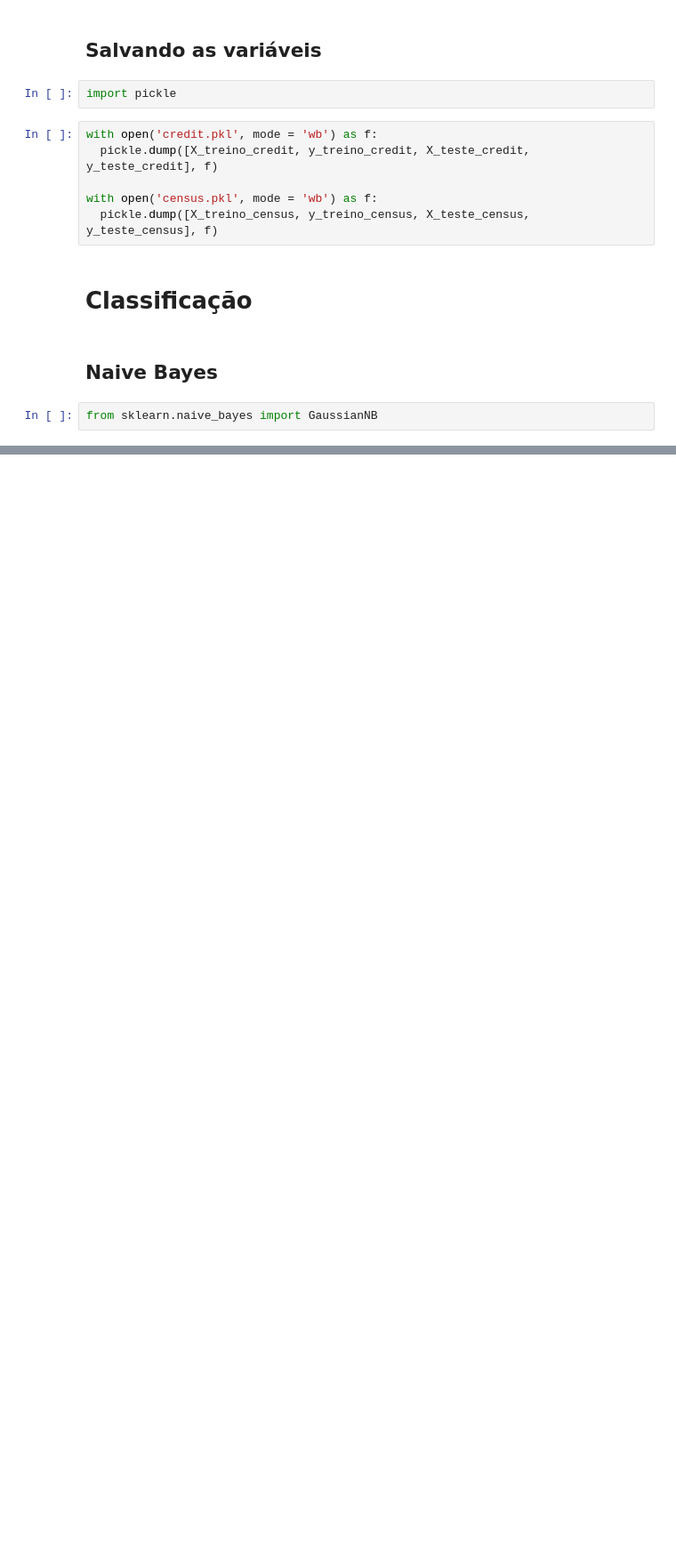
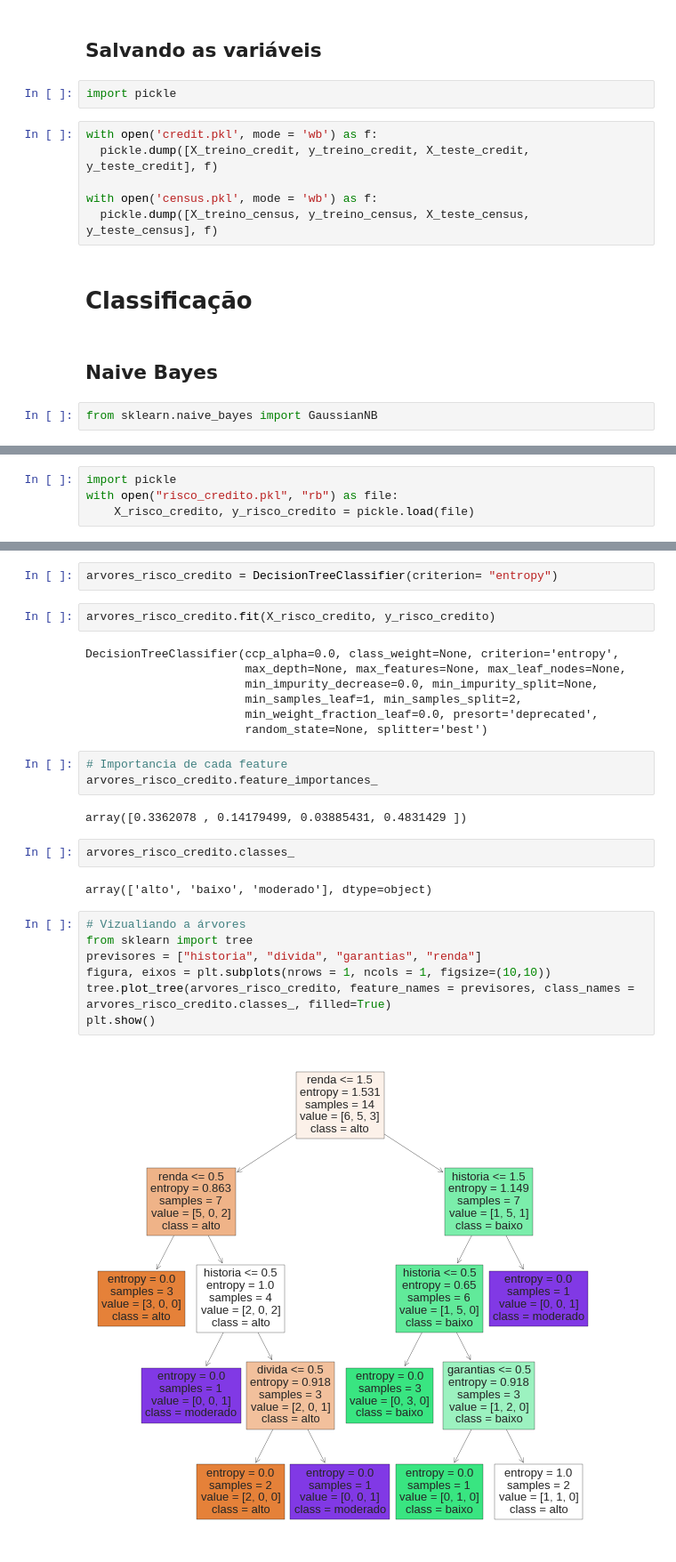
Before and after one commit to WES404/Machine_Learning_udemy, a Jupyter notebook: ML_UDEMY.ipynb, the cells around one changed output, grey strips where cells are left out. Shown at 89% size. Cells and saved outputs as stored; diff of their text form; blank space fills up the shorter version.

```diff
--- a/ML_UDEMY.ipynb
+++ b/ML_UDEMY.ipynb
@@ -383,0 +551,4 @@ from sklearn.naive_bayes import GaussianNB
+# %%
+import pickle
+with open("risco_credito.pkl", "rb") as file:
+    X_risco_credito, y_risco_credito = pickle.load(file)
@@ -383,0 +572,29 @@ from sklearn.naive_bayes import GaussianNB
+# %%
+arvores_risco_credito = DecisionTreeClassifier(criterion= "entropy")
+# %%
+arvores_risco_credito.fit(X_risco_credito, y_risco_credito)
+# %% [output]
+DecisionTreeClassifier(ccp_alpha=0.0, class_weight=None, criterion='entropy',
+                       max_depth=None, max_features=None, max_leaf_nodes=None,
+                       min_impurity_decrease=0.0, min_impurity_split=None,
+                       min_samples_leaf=1, min_samples_split=2,
+                       min_weight_fraction_leaf=0.0, presort='deprecated',
+                       random_state=None, splitter='best')
+# %%
+# Importancia de cada feature
+arvores_risco_credito.feature_importances_
+# %% [output]
+array([0.3362078 , 0.14179499, 0.03885431, 0.4831429 ])
+# %%
+arvores_risco_credito.classes_
+# %% [output]
+array(['alto', 'baixo', 'moderado'], dtype=object)
+# %%
+# Vizualiando a árvores
+from sklearn import tree
+previsores = ["historia", "divida", "garantias", "renda"]
+figura, eixos = plt.subplots(nrows = 1, ncols = 1, figsize=(10,10))
+tree.plot_tree(arvores_risco_credito, feature_names = previsores, class_names = arvores_risco_credito.classes_, filled=True)
+plt.show()
+# %% [output]
+[figure, added]
```
Also changed, not shown: parts of 47 cells of this notebook.
